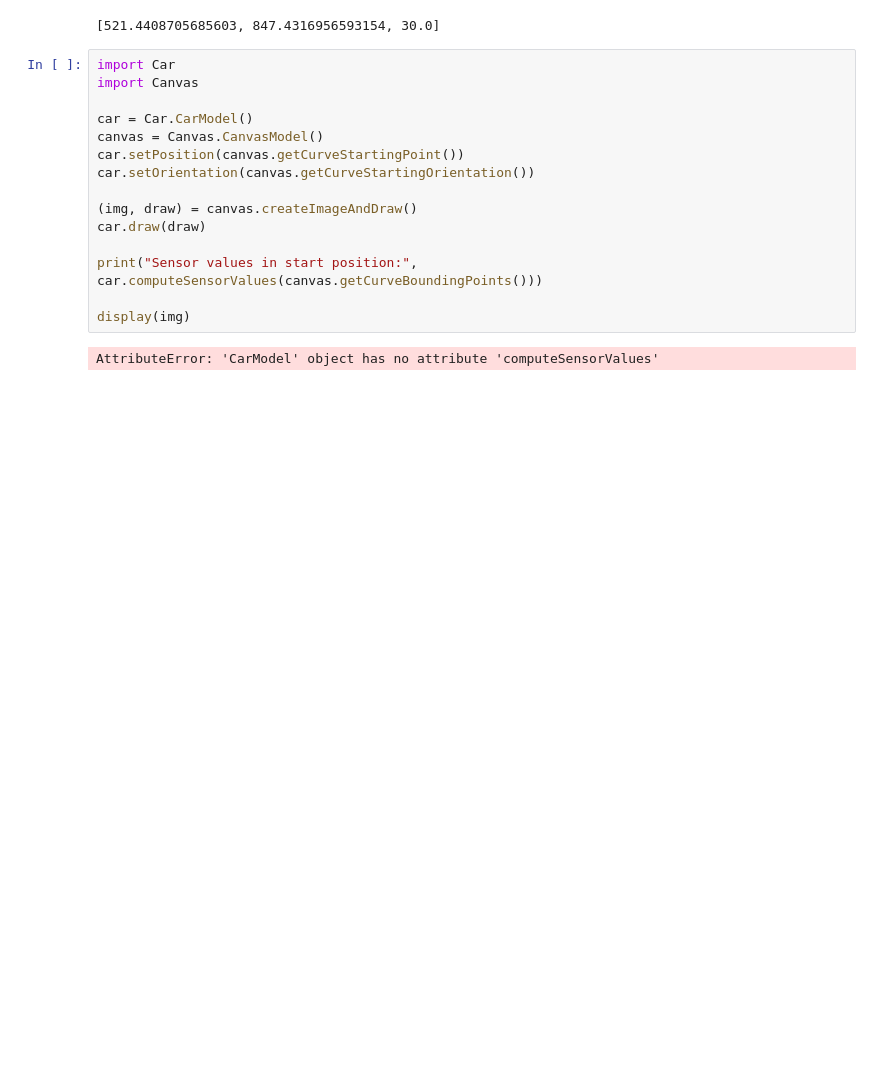
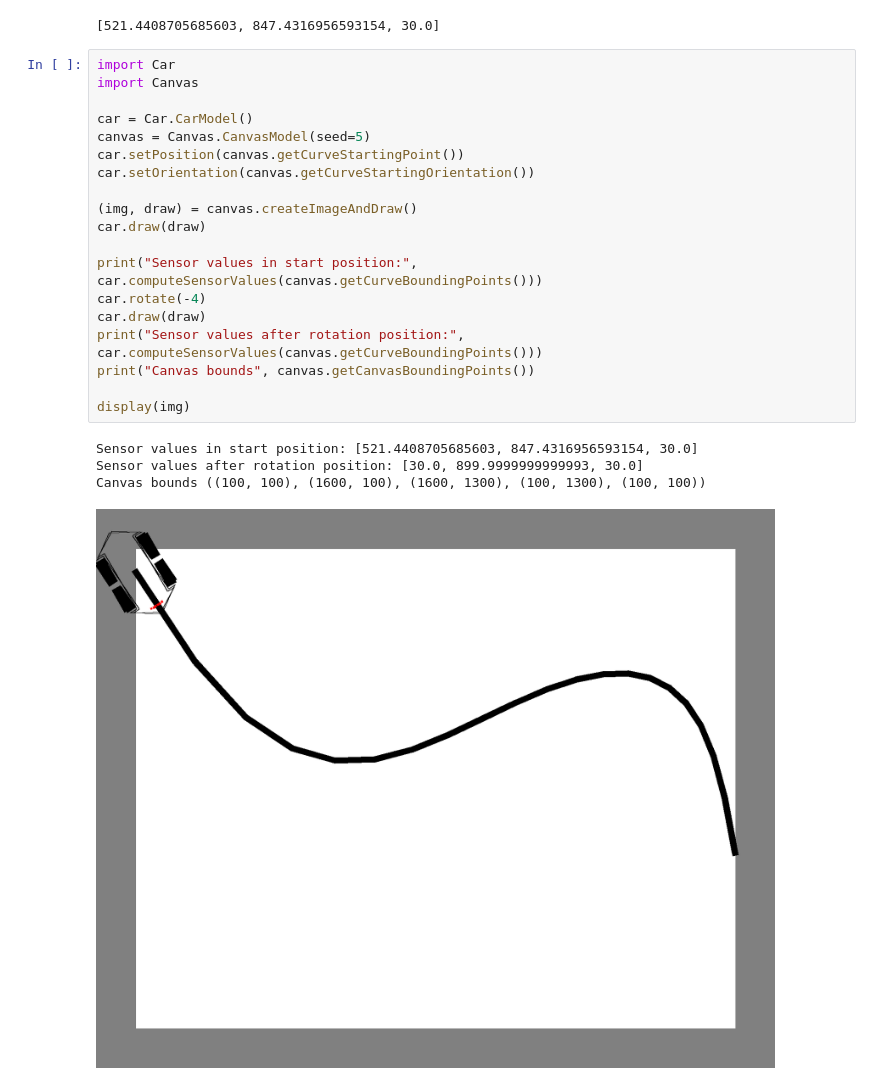
Before and after one commit to Bodobolero/CarSimulator, a Jupyter notebook: Measurements.ipynb, the cells around one changed output. Saved outputs shown, nothing was run; the diff lists cells and outputs as text; blank space fills up the shorter version.

```diff
--- a/Measurements.ipynb
+++ b/Measurements.ipynb
@@ -418,17 +418,24 @@ result
 # %%
 import Car
 import Canvas
 
 car = Car.CarModel()
-canvas = Canvas.CanvasModel()
+canvas = Canvas.CanvasModel(seed=5)
 car.setPosition(canvas.getCurveStartingPoint())
 car.setOrientation(canvas.getCurveStartingOrientation())
 
 (img, draw) = canvas.createImageAndDraw()
 car.draw(draw)
 
 print("Sensor values in start position:", car.computeSensorValues(canvas.getCurveBoundingPoints()))
+car.rotate(-4)
+car.draw(draw)
+print("Sensor values after rotation position:", car.computeSensorValues(canvas.getCurveBoundingPoints()))
+print("Canvas bounds", canvas.getCanvasBoundingPoints())
 
 display(img)
 # %% [output]
-AttributeError: 'CarModel' object has no attribute 'computeSensorValues'
+Sensor values in start position: [521.4408705685603, 847.4316956593154, 30.0]
+Sensor values after rotation position: [30.0, 899.9999999999993, 30.0]
+Canvas bounds ((100, 100), (1600, 100), (1600, 1300), (100, 1300), (100, 100))
+[figure, added]
```
Also changed, not shown: 6 other files.
